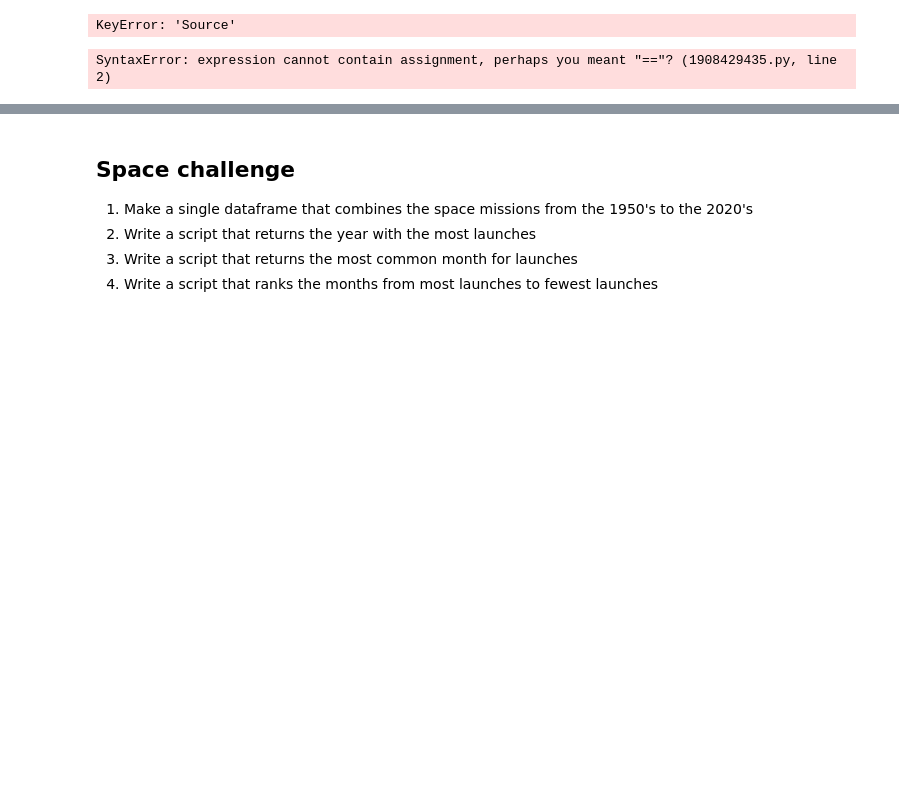
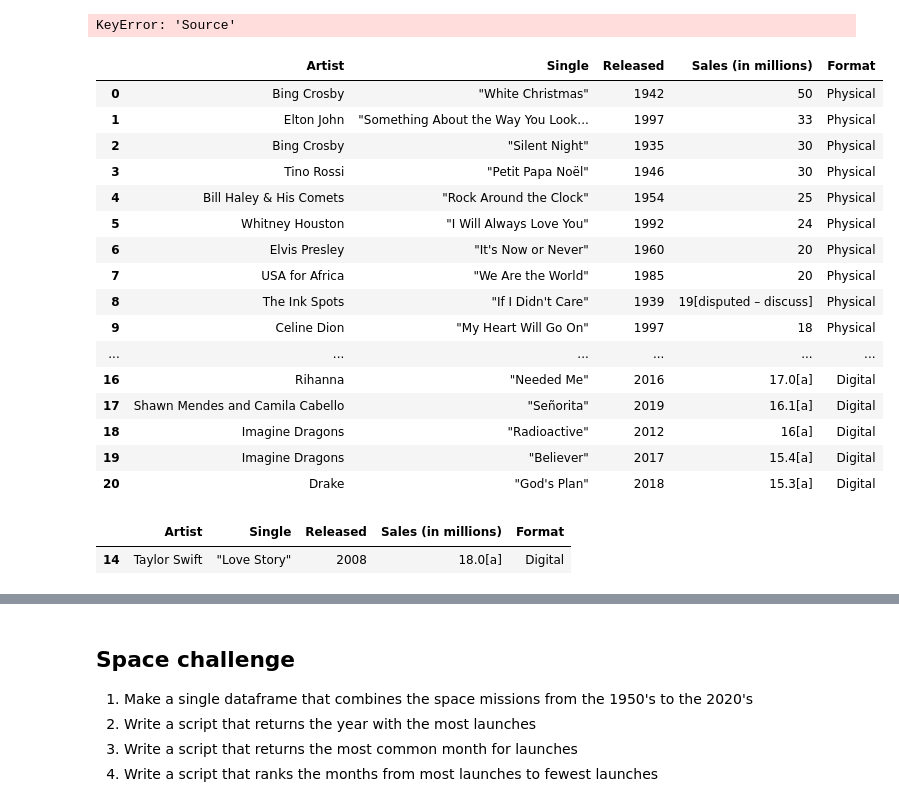
Before and after one commit to MaleneJensen1212/CulturalDataScience, a Jupyter notebook: fun_with_pandas.ipynb, the cells around one changed output, grey strips where cells are left out. Drawn from its saved outputs; the diff is of its cells as text; code cells hidden in the pictures; blank space fills up the shorter version.

```diff
--- a/fun_with_pandas.ipynb
+++ b/fun_with_pandas.ipynb
@@ -85,10 +88,29 @@ merge_df.pop('Source')
 # %% [output]
 KeyError: 'Source'
 # %%
-#2
-#Få numre fra 0 til ??
-#for loop ligesom det i monsters and pandas
-
-merge_df.insert("Format", merge_df[0:13] = 'physical', merge_df[14:] = 'digital')
+merge_df
 # %% [output]
-SyntaxError: expression cannot contain assignment, perhaps you meant "=="? (1908429435.py, line 2)
+|  | Artist | Single | Released | Sales (in millions) | Format |
+| 0 | Bing Crosby | "White Christmas" | 1942 | 50 | Physical |
+| 1 | Elton John | "Something About the Way You Look... | 1997 | 33 | Physical |
+| 2 | Bing Crosby | "Silent Night" | 1935 | 30 | Physical |
+| 3 | Tino Rossi | "Petit Papa Noël" | 1946 | 30 | Physical |
+| 4 | Bill Haley & His Comets | "Rock Around the Clock" | 1954 | 25 | Physical |
+| 5 | Whitney Houston | "I Will Always Love You" | 1992 | 24 | Physical |
+| 6 | Elvis Presley | "It's Now or Never" | 1960 | 20 | Physical |
+| 7 | USA for Africa | "We Are the World" | 1985 | 20 | Physical |
+| 8 | The Ink Spots | "If I Didn't Care" | 1939 | 19[disputed – discuss] | Physical |
+| 9 | Celine Dion | "My Heart Will Go On" | 1997 | 18 | Physical |
+| ... | ... | ... | ... | ... | ... |
+| 16 | Rihanna | "Needed Me" | 2016 | 17.0[a] | Digital |
+| 17 | Shawn Mendes and Camila Cabello | "Señorita" | 2019 | 16.1[a] | Digital |
+| 18 | Imagine Dragons | "Radioactive" | 2012 | 16[a] | Digital |
+| 19 | Imagine Dragons | "Believer" | 2017 | 15.4[a] | Digital |
+| 20 | Drake | "God's Plan" | 2018 | 15.3[a] | Digital |
+# %%
+#I'm from 2002 so 2008 was the next in line
+birth_df = merge_df[merge_df['Released'] == 2008]
+birth_df
+# %% [output]
+|  | Artist | Single | Released | Sales (in millions) | Format |
+| 14 | Taylor Swift | "Love Story" | 2008 | 18.0[a] | Digital |
```
Also changed, not shown: parts of 8 cells of this notebook, 1 other file.
